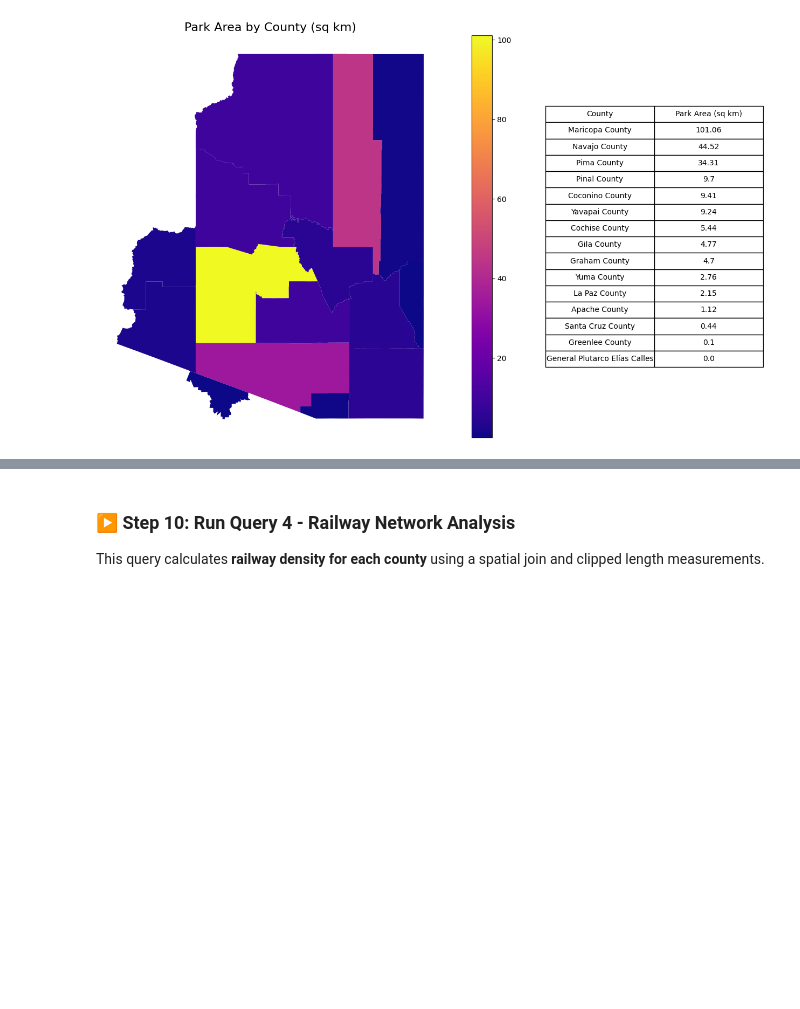
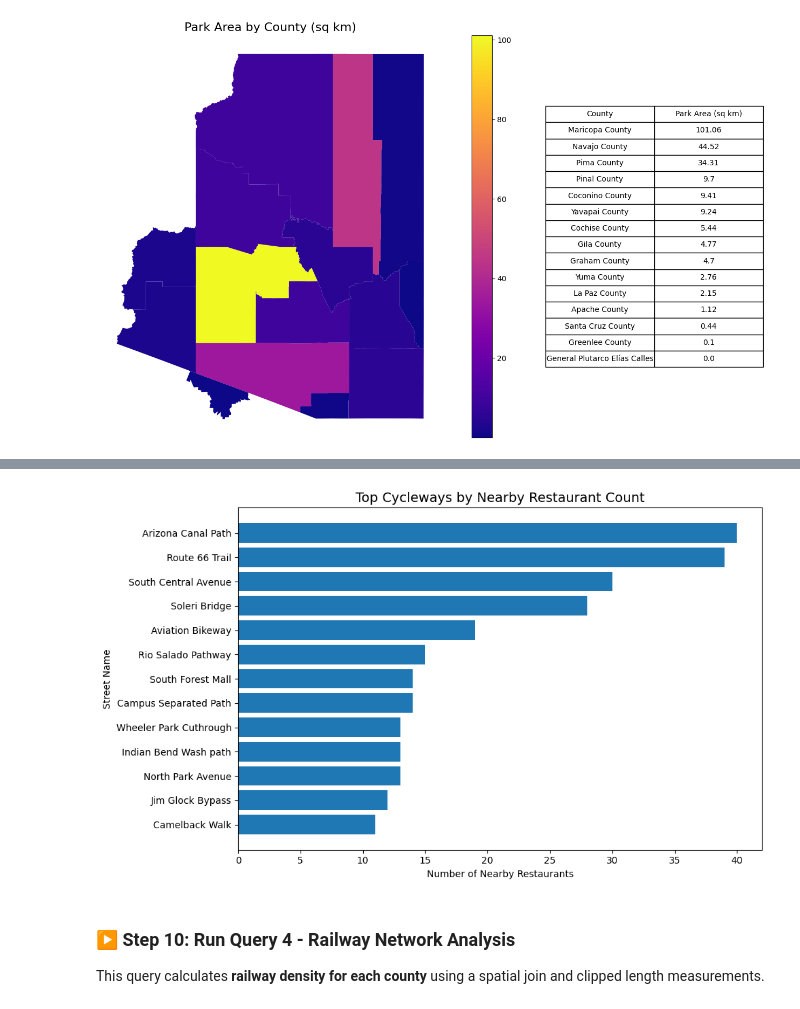
Before and after one commit to uagist/gist604B-osm-postgis, a Jupyter notebook: notebooks/osm_postgis_queries.ipynb, the cells around one changed output, grey strips where cells are left out. Cells and saved outputs as stored; diff of their text form; code cells hidden in the pictures; blank space fills up the shorter version.

```diff
--- a/notebooks/osm_postgis_queries.ipynb
+++ b/notebooks/osm_postgis_queries.ipynb
@@ -362,3 +306,31 @@ plt.show()
+# %%
+viz_column = "nearby_restaurant_count"
+
+# Prepare data
+bar_df = (
+    query_3_results[["street_name", viz_column]]
+    .sort_values(viz_column, ascending=False)
+    .copy()
+)
+
+fig, ax = plt.subplots(figsize=(10, 6))
+
+ax.barh(
+    bar_df["street_name"],
+    bar_df[viz_column]
+)
+
+ax.set_title("Top Cycleways by Nearby Restaurant Count", fontsize=14)
+ax.set_xlabel("Number of Nearby Restaurants")
+ax.set_ylabel("Street Name")
+
+# Highest values on top
+ax.invert_yaxis()
+
+plt.tight_layout()
+plt.show()
+# %% [output]
+[figure, added]
 # %% [markdown]
 ### ▶️ Step 10: Run Query 4 - Railway Network Analysis
 
```
Also changed, not shown: parts of 19 cells of this notebook, 3 other files.
